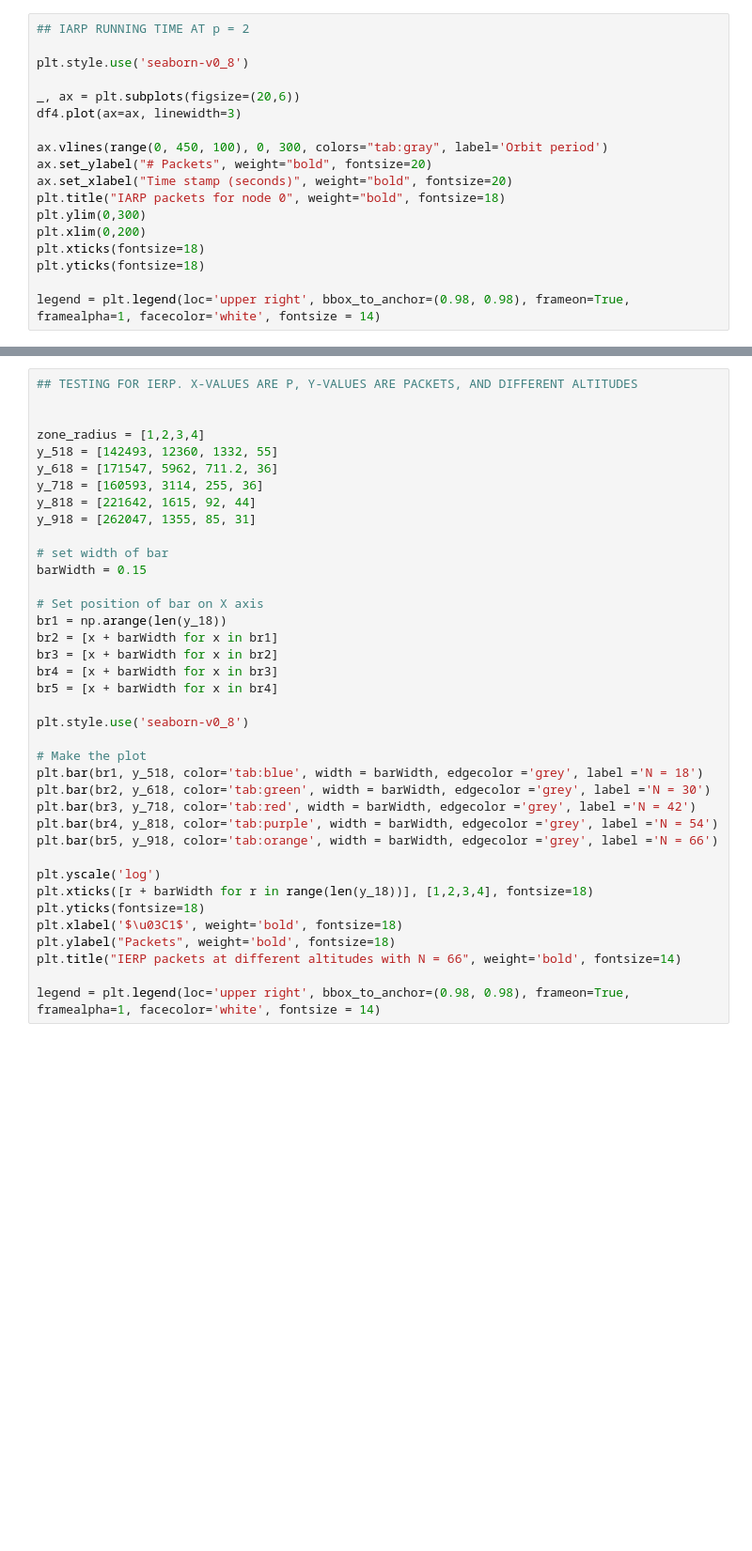
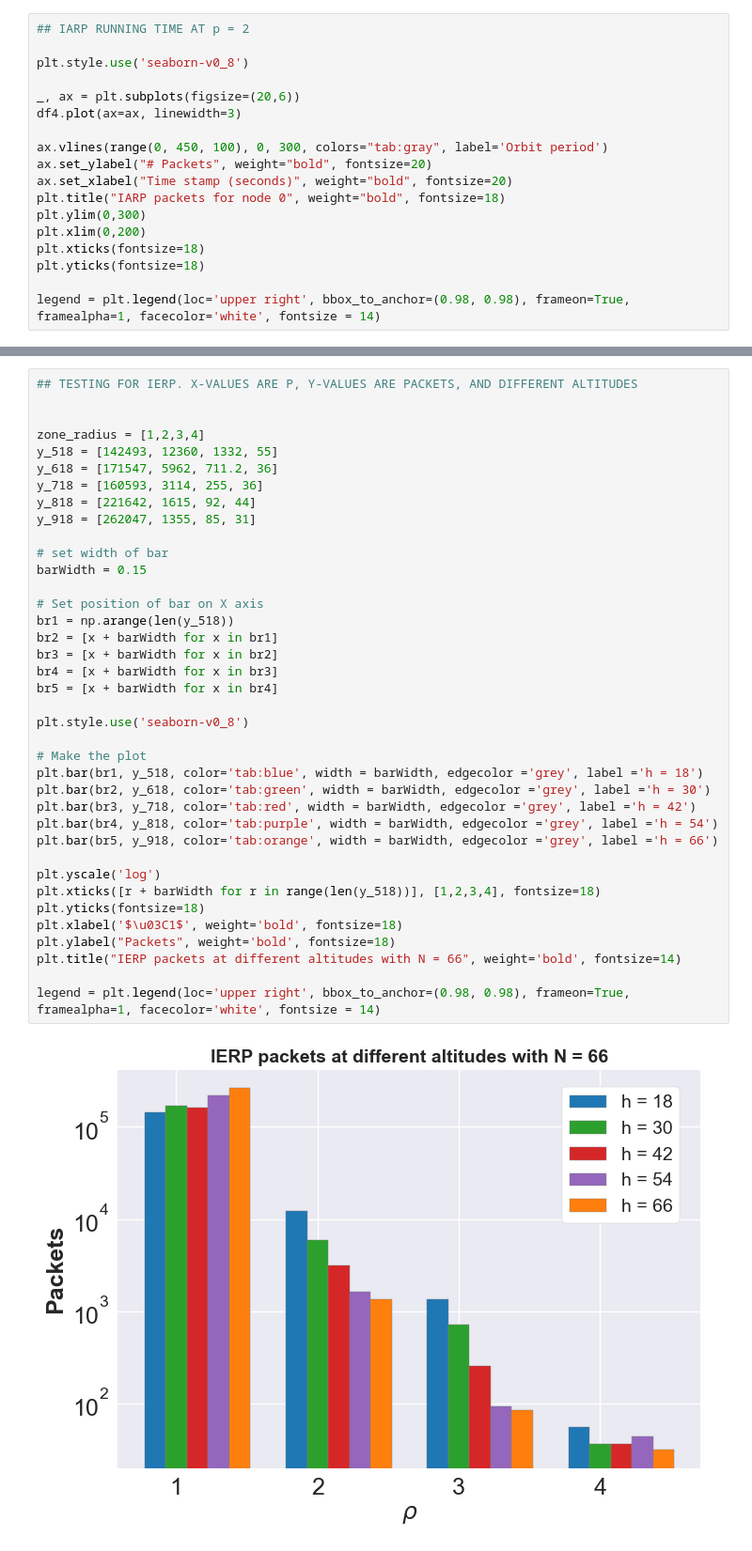
Before and after one commit to mathias-magnusson/Zone-routing-protocol, a Jupyter notebook: plot.ipynb, the cells around one changed output, grey strips where cells are left out. Shown at 94% size. Cells and saved outputs as stored; diff of their text form; blank space fills up the shorter version.

```diff
--- a/plot.ipynb
+++ b/plot.ipynb
@@ -203,40 +211,42 @@ legend = plt.legend(loc='upper left', bbox_to_anchor=(0.02, 0.98), frameon=True,
 ## TESTING FOR IERP. X-VALUES ARE P, Y-VALUES ARE PACKETS, AND DIFFERENT ALTITUDES
 
 
 zone_radius = [1,2,3,4]
 y_518 = [142493, 12360, 1332, 55]
 y_618 = [171547, 5962, 711.2, 36]
 y_718 = [160593, 3114, 255, 36]
 y_818 = [221642, 1615, 92, 44]
 y_918 = [262047, 1355, 85, 31]
 
 # set width of bar
 barWidth = 0.15
 
 # Set position of bar on X axis
-br1 = np.arange(len(y_18))
+br1 = np.arange(len(y_518))
 br2 = [x + barWidth for x in br1]
 br3 = [x + barWidth for x in br2]
 br4 = [x + barWidth for x in br3]
 br5 = [x + barWidth for x in br4]
 
 plt.style.use('seaborn-v0_8')
 
 # Make the plot
-plt.bar(br1, y_518, color='tab:blue', width = barWidth, edgecolor ='grey', label ='N = 18')
-plt.bar(br2, y_618, color='tab:green', width = barWidth, edgecolor ='grey', label ='N = 30')
-plt.bar(br3, y_718, color='tab:red', width = barWidth, edgecolor ='grey', label ='N = 42')
-plt.bar(br4, y_818, color='tab:purple', width = barWidth, edgecolor ='grey', label ='N = 54')
-plt.bar(br5, y_918, color='tab:orange', width = barWidth, edgecolor ='grey', label ='N = 66')
+plt.bar(br1, y_518, color='tab:blue', width = barWidth, edgecolor ='grey', label ='h = 18')
+plt.bar(br2, y_618, color='tab:green', width = barWidth, edgecolor ='grey', label ='h = 30')
+plt.bar(br3, y_718, color='tab:red', width = barWidth, edgecolor ='grey', label ='h = 42')
+plt.bar(br4, y_818, color='tab:purple', width = barWidth, edgecolor ='grey', label ='h = 54')
+plt.bar(br5, y_918, color='tab:orange', width = barWidth, edgecolor ='grey', label ='h = 66')
 
 plt.yscale('log')
-plt.xticks([r + barWidth for r in range(len(y_18))], [1,2,3,4], fontsize=18)
+plt.xticks([r + barWidth for r in range(len(y_518))], [1,2,3,4], fontsize=18)
 plt.yticks(fontsize=18)
 plt.xlabel('$\u03C1$', weight='bold', fontsize=18)
 plt.ylabel("Packets", weight='bold', fontsize=18)
 plt.title("IERP packets at different altitudes with N = 66", weight='bold', fontsize=14)
 
 legend = plt.legend(loc='upper right', bbox_to_anchor=(0.98, 0.98), frameon=True, framealpha=1, facecolor='white', fontsize = 14)
+# %% [output]
+[figure, added]
 # %%
 zone_radius = (
     "1",
```
Also changed, not shown: parts of 14 cells of this notebook.
